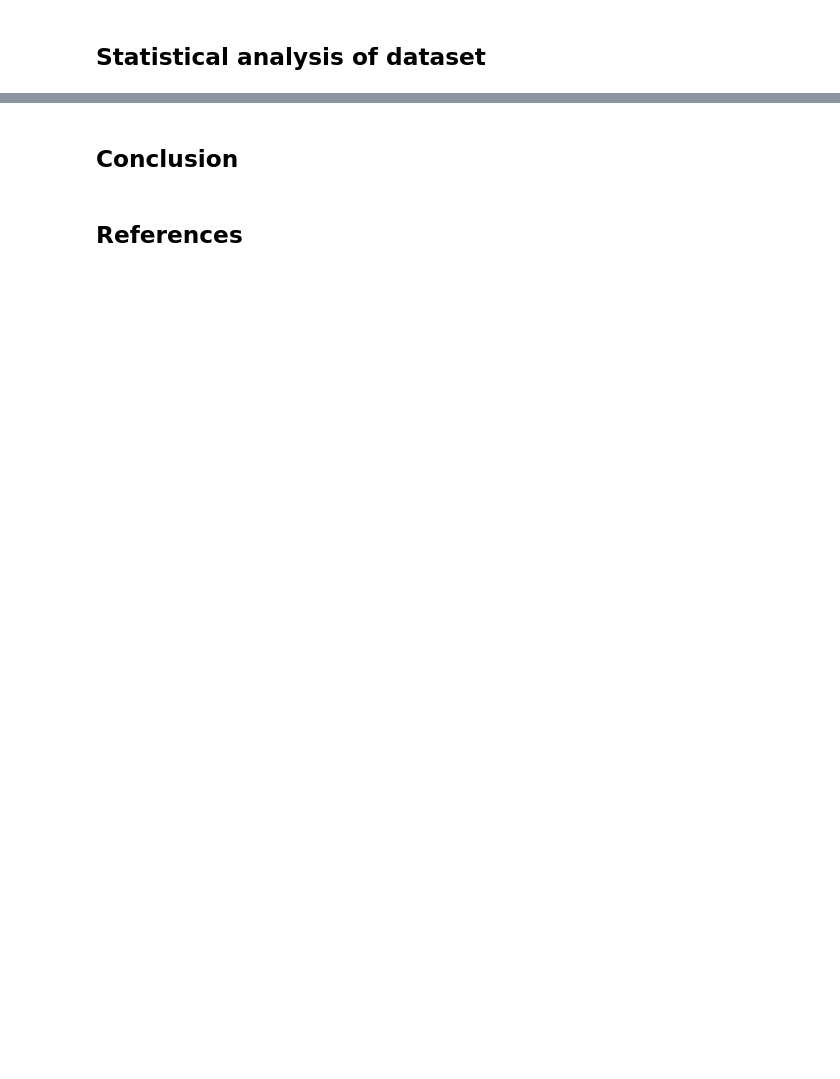
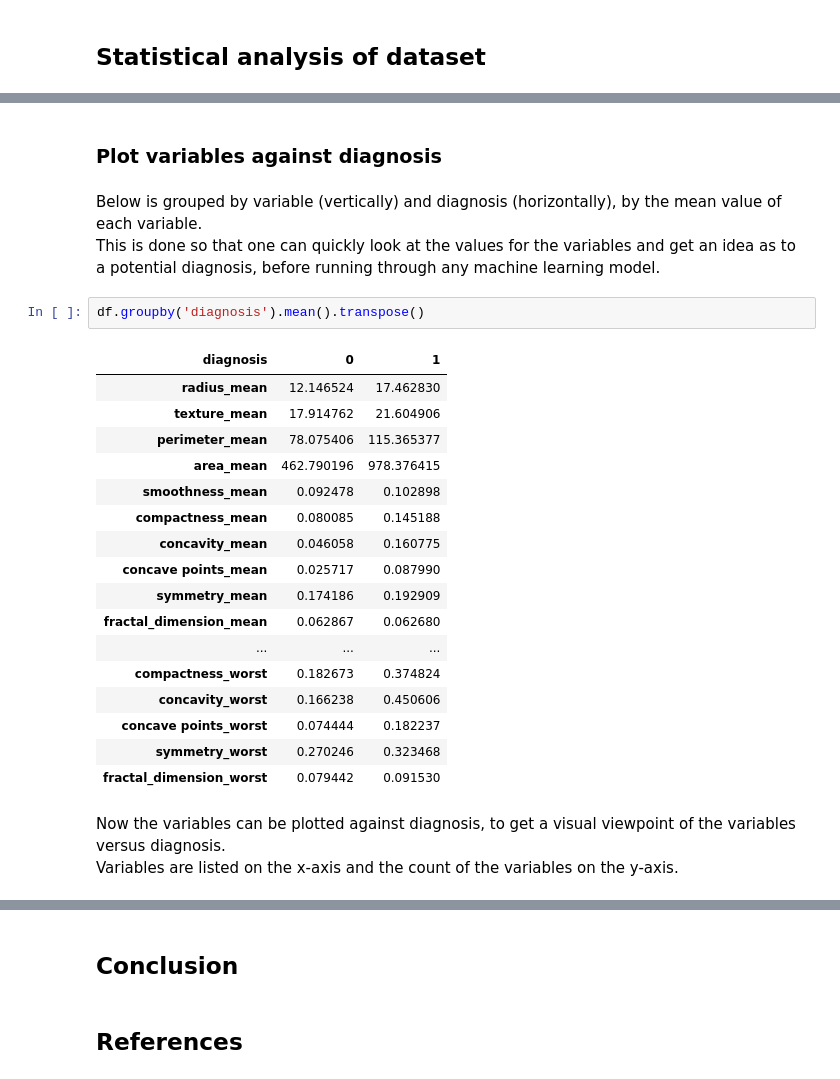
Before and after one commit to fabiofabrizi/pfDA_Project2, a Jupyter notebook: pfDA_Project_2_notebook.ipynb, the cells around one changed output, grey strips where cells are left out. Cells and saved outputs as stored; diff of their text form; blank space fills up the shorter version.

```diff
--- a/pfDA_Project_2_notebook.ipynb
+++ b/pfDA_Project_2_notebook.ipynb
@@ -178,0 +226,28 @@ df.describe().transpose()
+# %% [markdown]
+### Plot variables against diagnosis
+# %% [markdown]
+Below is grouped by variable (vertically) and diagnosis (horizontally), by the mean value of each variable.<br>
+This is done so that one can quickly look at the values for the variables and get an idea as to a potential diagnosis, before running through any machine learning model.
+# %%
+df.groupby('diagnosis').mean().transpose()
+# %% [output]
+| diagnosis | 0 | 1 |
+| radius_mean | 12.146524 | 17.462830 |
+| texture_mean | 17.914762 | 21.604906 |
+| perimeter_mean | 78.075406 | 115.365377 |
+| area_mean | 462.790196 | 978.376415 |
+| smoothness_mean | 0.092478 | 0.102898 |
+| compactness_mean | 0.080085 | 0.145188 |
+| concavity_mean | 0.046058 | 0.160775 |
+| concave points_mean | 0.025717 | 0.087990 |
+| symmetry_mean | 0.174186 | 0.192909 |
+| fractal_dimension_mean | 0.062867 | 0.062680 |
+| ... | ... | ... |
+| compactness_worst | 0.182673 | 0.374824 |
+| concavity_worst | 0.166238 | 0.450606 |
+| concave points_worst | 0.074444 | 0.182237 |
+| symmetry_worst | 0.270246 | 0.323468 |
+| fractal_dimension_worst | 0.079442 | 0.091530 |
+# %% [markdown]
+Now the variables can be plotted against diagnosis, to get a visual viewpoint of the variables versus diagnosis.<br>
+Variables are listed on the x-axis and the count of the variables on the y-axis.
```
Also changed, not shown: parts of 15 cells of this notebook.
